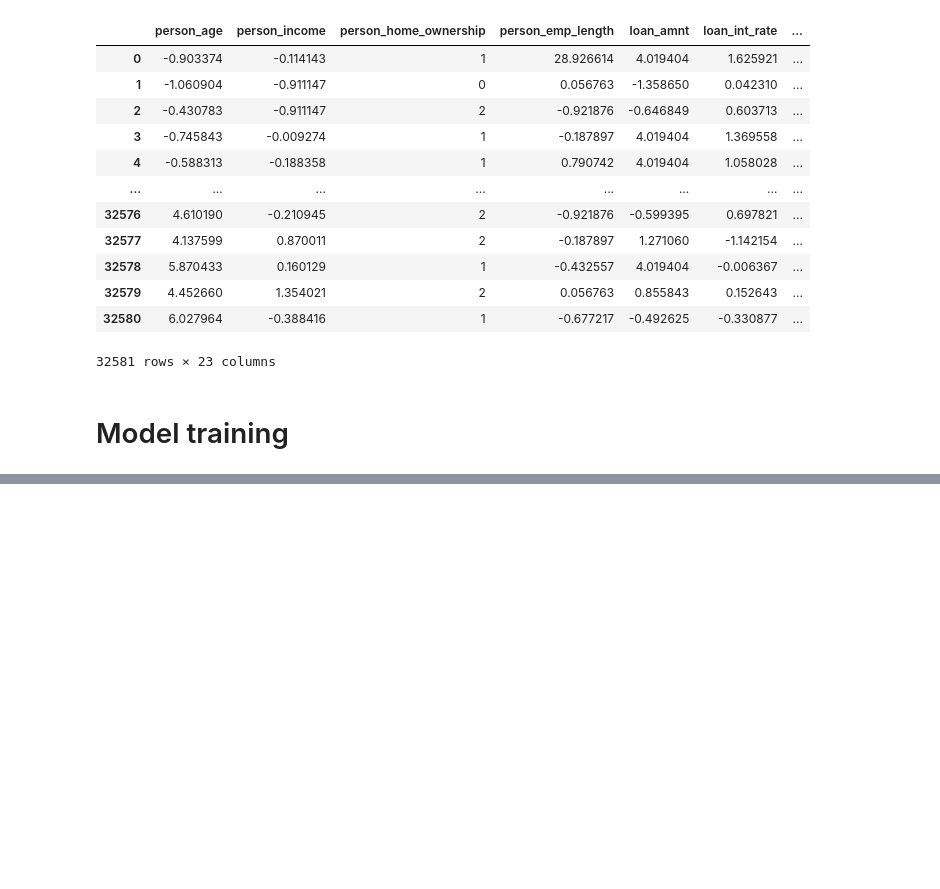
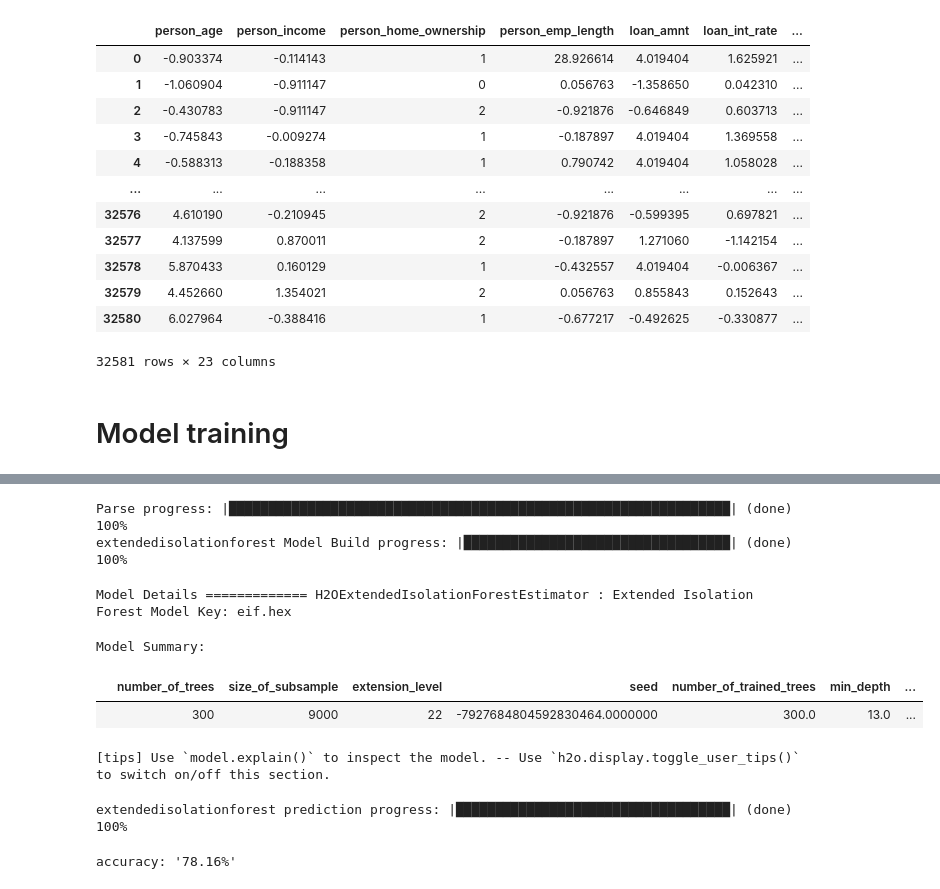
Before and after one commit to chiseanchang0727/kaggle, a Jupyter notebook: credit_risk_prediction/credit_risk_prediction.ipynb, the cells around one changed output, grey strips where cells are left out. Drawn from its saved outputs; the diff is of its cells as text; code cells hidden in the pictures; blank space fills up the shorter version.

```diff
--- a/credit_risk_prediction/credit_risk_prediction.ipynb
+++ b/credit_risk_prediction/credit_risk_prediction.ipynb
@@ -265,3 +279,0 @@ IsolationForest(bootstrap=True, contamination=0.1, n_estimators=50, n_jobs=-1)
-# %%
-#train["scores"] = model.decision_function(train)
-train['anomaly'] = model.predict(train)
@@ -272,0 +280,19 @@ Silhouette Coefficient: 0.145
+# %%
+col_lst = [col for col in train.columns]
+# %%
+eif = H2OExtendedIsolationForestEstimator(model_id="eif.hex", ntrees=300, sample_size=9000, extension_level=len(train.columns)-1)
+# %%
+train_frame = h2o.H2OFrame(train)
+eif.train(x=col_lst, training_frame=train_frame)
+# %% [output]
+Parse progress: |████████████████████████████████████████████████████████████████| (done) 100%
+extendedisolationforest Model Build progress: |██████████████████████████████████| (done) 100%
+Model Details ============= H2OExtendedIsolationForestEstimator : Extended Isolation Forest Model Key: eif.hex
+Model Summary:
+|  | number_of_trees | size_of_subsample | extension_level | seed | number_of_trained_trees | min_depth | ... |
+|  | 300 | 9000 | 22 | -7927684804592830464.0000000 | 300.0 | 13.0 | ... |
+[tips] Use `model.explain()` to inspect the model. -- Use `h2o.display.toggle_user_tips()` to switch on/off this section.
+# %%
+eif_result = eif.predict(train_frame)
+# %% [output]
+extendedisolationforest prediction progress: |███████████████████████████████████| (done) 100%
@@ -272,0 +303,4 @@ Silhouette Coefficient: 0.145
+# %%
+evaluation(df_final, 'anomaly_score', 0.6)
+# %% [output]
+accuracy: '78.16%'
```
Also changed, not shown: parts of 8 cells of this notebook.
